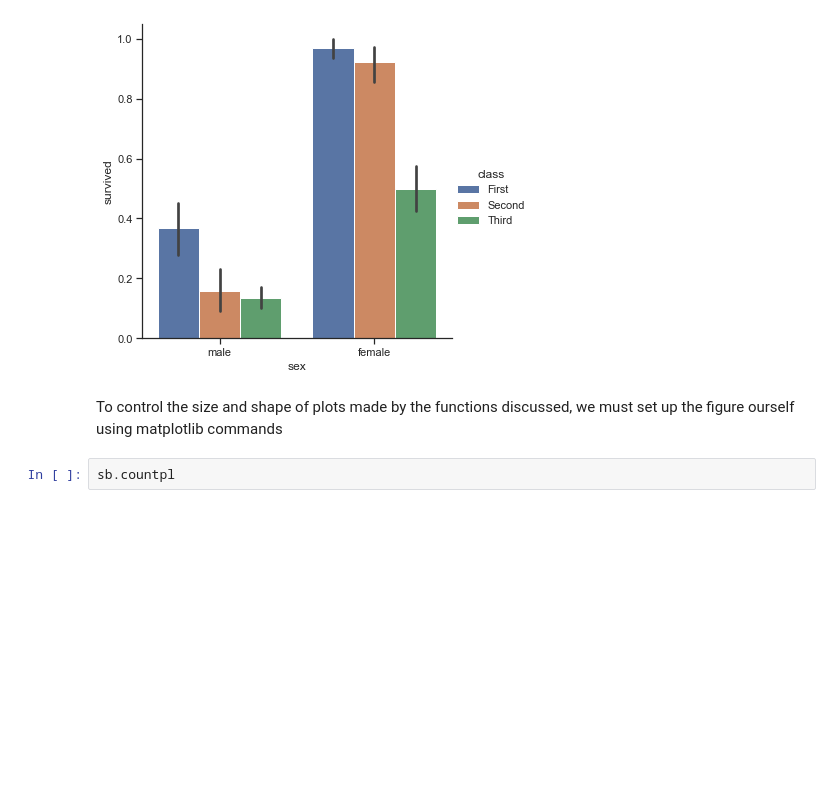
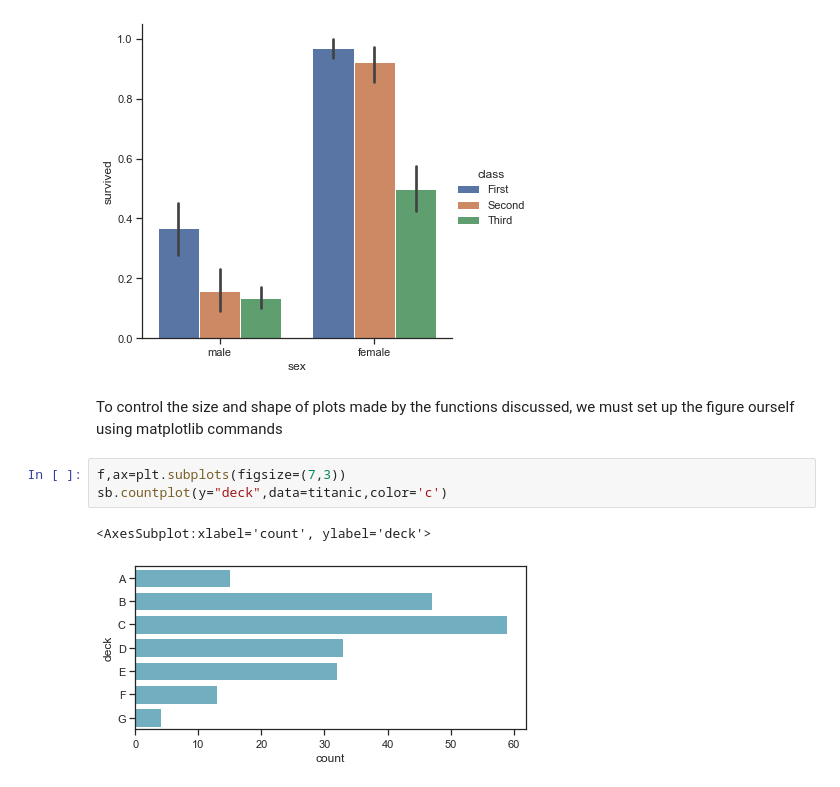
Before and after one commit to ashishkirtwed/Visualization-using-pytho-Seaborn-, a Jupyter notebook: Categorical plot .ipynb, the cells around one changed output. Cells and saved outputs as stored; diff of their text form; blank space fills up the shorter version.

```diff
--- a/Categorical plot .ipynb
+++ b/Categorical plot .ipynb
@@ -131,5 +131,9 @@ sb.catplot(x="sex",y="survived",hue="class",kind="bar",data=titanic)
 [figure]
 # %% [markdown]
 To control the size and shape of plots made by the functions discussed, we must set up the figure ourself using matplotlib commands
-# %%
-sb.countpl
+# %%
+f,ax=plt.subplots(figsize=(7,3))
+sb.countplot(y="deck",data=titanic,color='c')
+# %% [output]
+<AxesSubplot:xlabel='count', ylabel='deck'>
+[figure, added]
```
